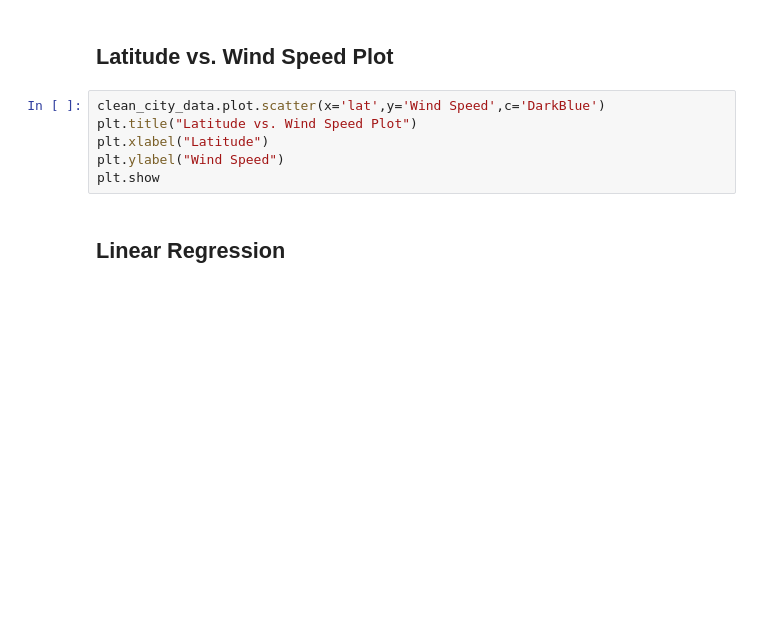
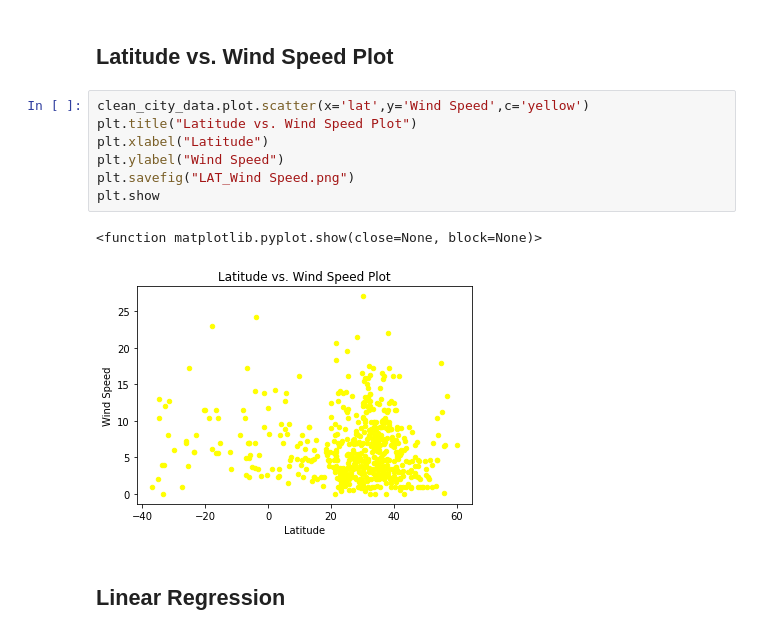
Before and after one commit to SerenaZhaoYanqing/06-Python-api-challenge, a Jupyter notebook: WeatherPy/WeatherPy.ipynb, the cells around one changed output. Cells and saved outputs as stored; diff of their text form; blank space fills up the shorter version.

```diff
--- a/WeatherPy/WeatherPy.ipynb
+++ b/WeatherPy/WeatherPy.ipynb
@@ -162,11 +200,15 @@ plt.show
 # %% [markdown]
 ## Latitude vs. Wind Speed Plot
 # %%
-clean_city_data.plot.scatter(x='lat',y='Wind Speed',c='DarkBlue')
+clean_city_data.plot.scatter(x='lat',y='Wind Speed',c='yellow')
 plt.title("Latitude vs. Wind Speed Plot")
 plt.xlabel("Latitude")
 plt.ylabel("Wind Speed")
+plt.savefig("LAT_Wind Speed.png")
 plt.show
+# %% [output]
+<function matplotlib.pyplot.show(close=None, block=None)>
+[figure, added]
 # %% [markdown]
 ## Linear Regression
 # %%
```
Also changed, not shown: parts of 21 cells of this notebook, 17 other files.
